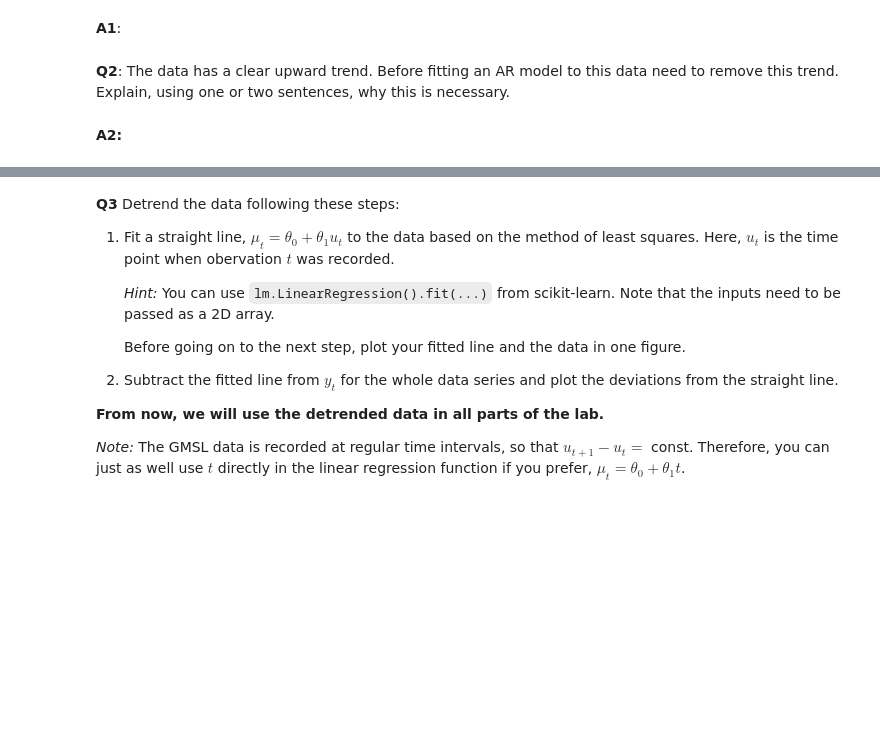
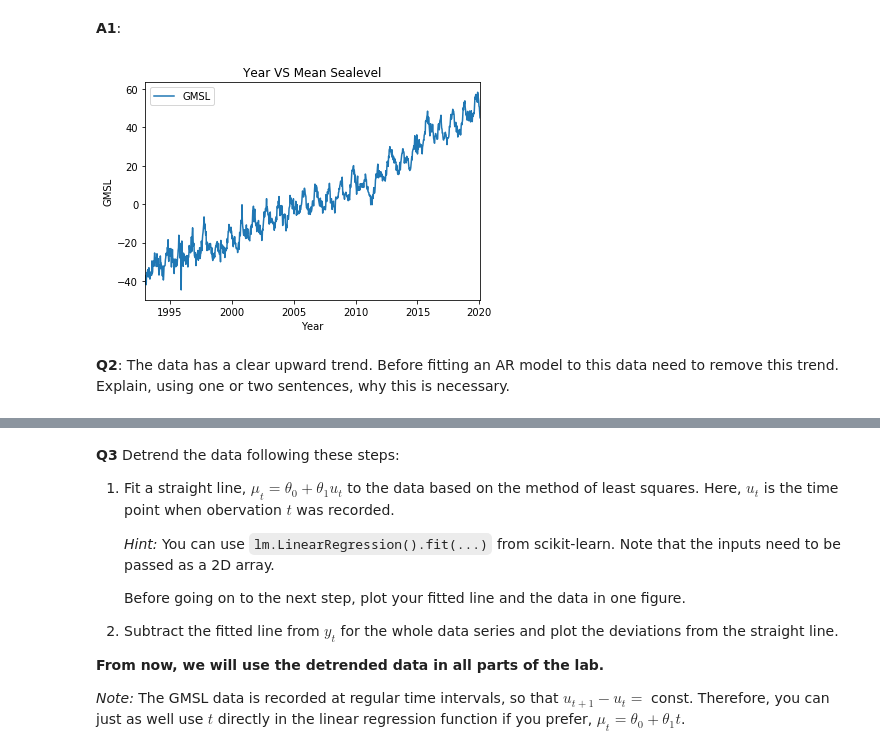
Before and after one commit to vyspi394/Time-Series-Sequence-Learning, a Jupyter notebook: tssl_lab1.ipynb, the cells around one changed output, grey strips where cells are left out. Drawn from its saved outputs; the diff is of its cells as text; code cells hidden in the pictures; blank space fills up the shorter version.

```diff
--- a/tssl_lab1.ipynb
+++ b/tssl_lab1.ipynb
@@ -20,7 +20,21 @@ In this lab we will build autoregressive models for a data set corresponding to
 _Hint:_ With pandas you can use the function `pandas.read_csv` to read the csv file into a data frame. Plotting the time series can be done using `pyplot`. Note that the sea level data is stored in the 'GMSL' column and the time when each data point was recorded is stored in the column 'Year'.
 # %% [markdown]
 **A1**:
+# %%
+#loading the data
+sea_data = pandas.read_csv("sealevel.csv")
+
+# Total number of observations in the data
+sea_data.shape
+
+#plotting the time series
+sea_data.plot(x='Year',y='GMSL')
+plt.ylabel('GMSL')
+plt.xlabel('Year')
+plt.title('Year VS Mean Sealevel')
+plt.legend()
+plt.show()
+# %% [output]
+[figure, added]
 # %% [markdown]
 **Q2**: The data has a clear upward trend. Before fitting an AR model to this data need to remove this trend. Explain, using one or two sentences, why this is necessary.
-# %% [markdown]
-**A2:**
```
Also changed, not shown: parts of 33 cells of this notebook, 1 other file.
